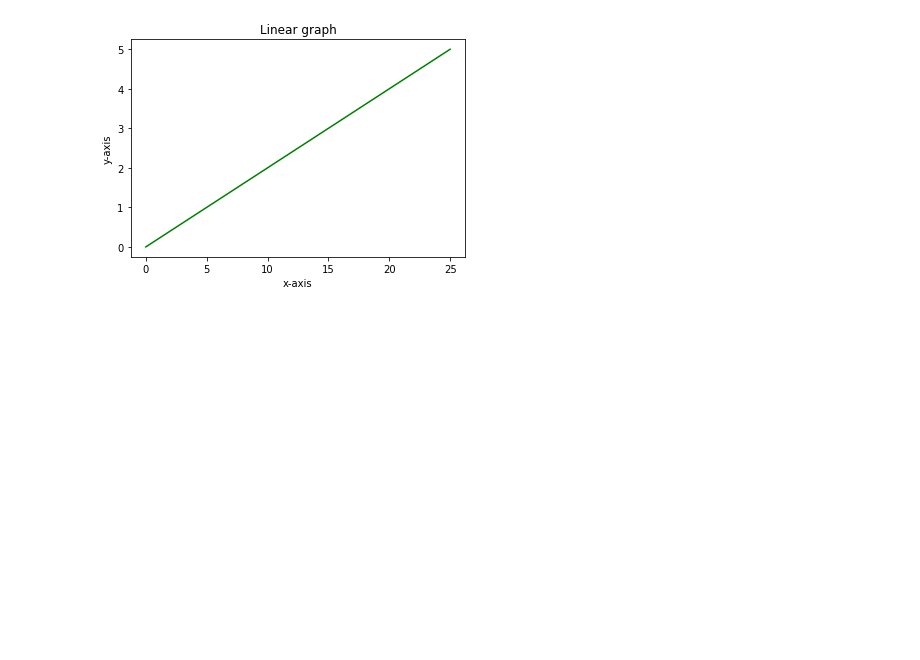
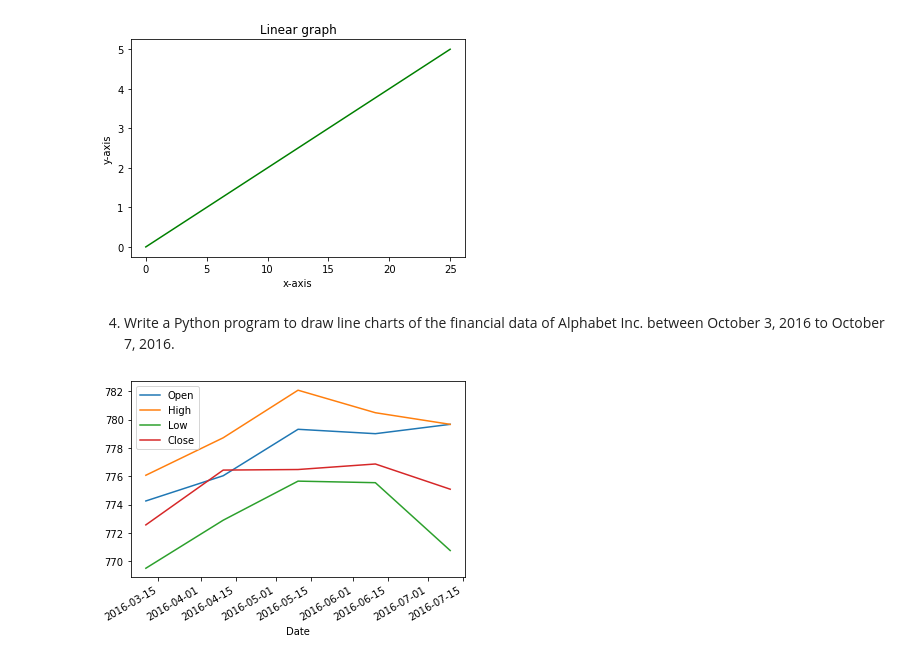
Before and after one commit to shaikhfarzana/Python-Libraries, a Jupyter notebook: Mathplotlib_Problems/Matplotlib_Problems.ipynb, the cells around one changed output. Cells and saved outputs as stored; diff of their text form; code cells hidden in the pictures; blank space fills up the shorter version.

Commit message:
[Farzana] Add: Python program to read data from csv file.

```diff
--- a/Mathplotlib_Problems/Matplotlib_Problems.ipynb
+++ b/Mathplotlib_Problems/Matplotlib_Problems.ipynb
@@ -76,3 +75,26 @@ if __name__ == "__main__":
     to_plot_graph()
 # %% [output]
 [figure]
+# %% [markdown]
+4. Write a Python program to draw line charts of the financial data of Alphabet Inc. between October 3, 2016 to October 7, 2016.
+# %%
+import matplotlib.pyplot as plt
+import pandas as pd
+
+def to_read_data_from_csvfile():
+    """
+       Description:
+          Function is used to read data from csv file.
+       Parameter:
+          No parameter required.
+       Return:
+          Returns nothing.
+    """
+    df = pd.read_csv('fdata.csv', sep=',', parse_dates=True, index_col=0)
+    df.plot()
+    plt.show()
+
+if __name__ == "__main__":
+    to_read_data_from_csvfile()
+# %% [output]
+[figure, added]
```
Also changed, not shown: parts of 1 cell of this notebook.
